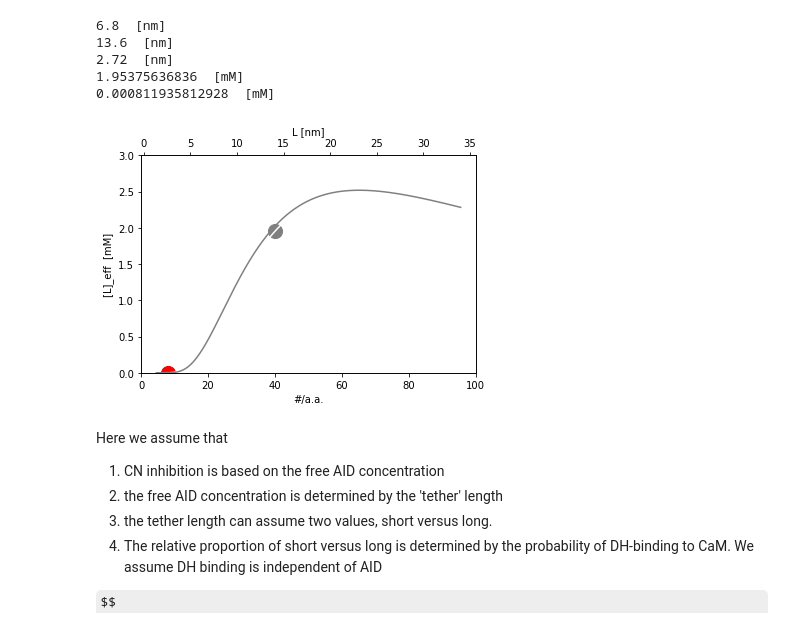
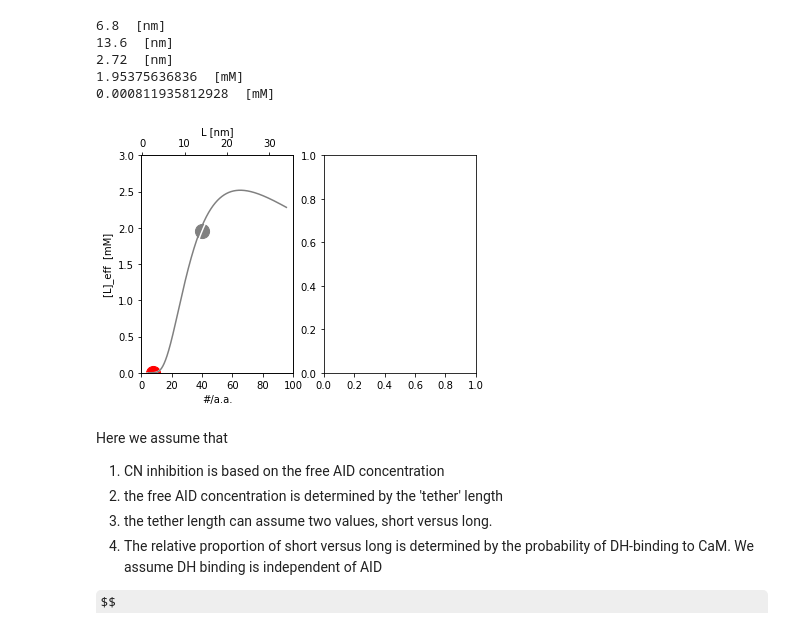
Before and after one commit to huskeypm/preliminary_data, a Jupyter notebook: R01/R01_CN_simdata.ipynb, the cells around one changed output. Drawn from its saved outputs; the diff is of its cells as text; code cells hidden in the pictures; some formulas as TeX source.

```diff
--- a/R01/R01_CN_simdata.ipynb
+++ b/R01/R01_CN_simdata.ipynb
@@ -144,27 +144,27 @@ print G_DZL(zeta,D,L2)* cLim*M_to_mM, " [mM]"
 # %%
 res = 4
 Lmin = res*Ang_per_res * Ang_to_nm  # tether length [nm]
 res = 100
 Lmax = res*Ang_per_res * Ang_to_nm  # tether length [nm]
 Ls = np.linspace(Lmin,Lmax,1000)
-fig, ax1 = plt.subplots()
+
+fig, (ax1,ax2) = plt.subplots(1,2)
 ax1.plot(Ls/(L_per_res * Ang_to_nm), G_DZL(zeta,D,Ls)* cLim*M_to_mM,'w')
-
 res = np.array([8,40])
 conc = G_DZL(zeta,D,res*Ang_per_res * Ang_to_nm )* cLim*M_to_mM
 ax1.scatter(res[0],conc[0],color='r',s=200.)
 ax1.scatter(res[1],conc[1],color='gray',s=200.)
 ax1.set_xlabel("#/a.a.")
 ax1.set_xlim([0,100])
 ax1.set_ylim([0,3])
 ax2 = ax1.twiny()
 ax2.plot(Ls, G_DZL(zeta,D,Ls)* cLim*M_to_mM, 'gray')
 ax2.set_xlabel("L [nm]")
 ax1.set_ylabel("[L]_eff  [mM]")
 ax2.set_ylim([0,3])
 plt.gcf().savefig("CN_AID_tether.png")
 # %% [output]
-[figure, old version]
+[figure, new version]
 # %% [markdown]
 Here we assume that
 1. CN inhibition is based on the free AID concentration
```
Also changed, not shown: 2 other files.
